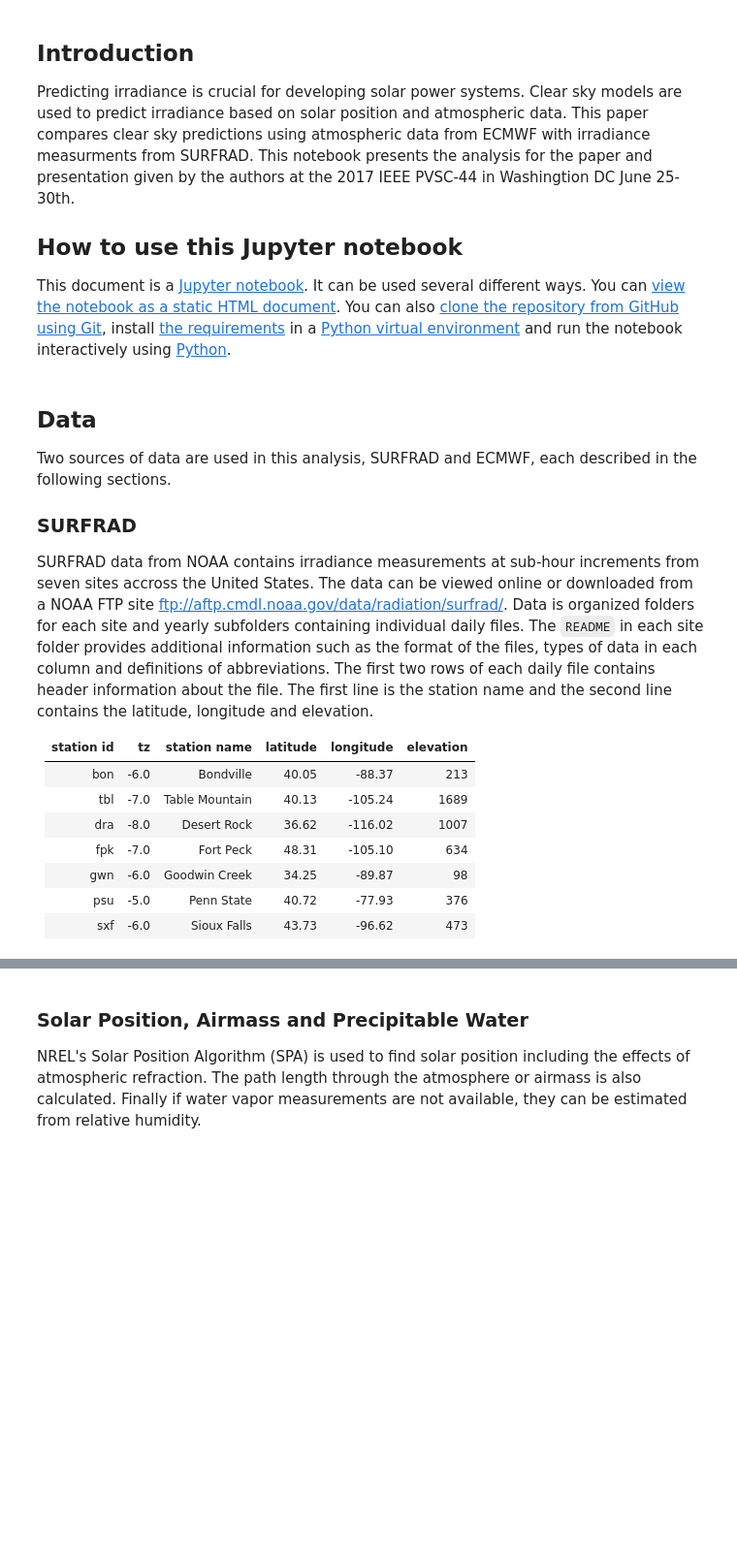
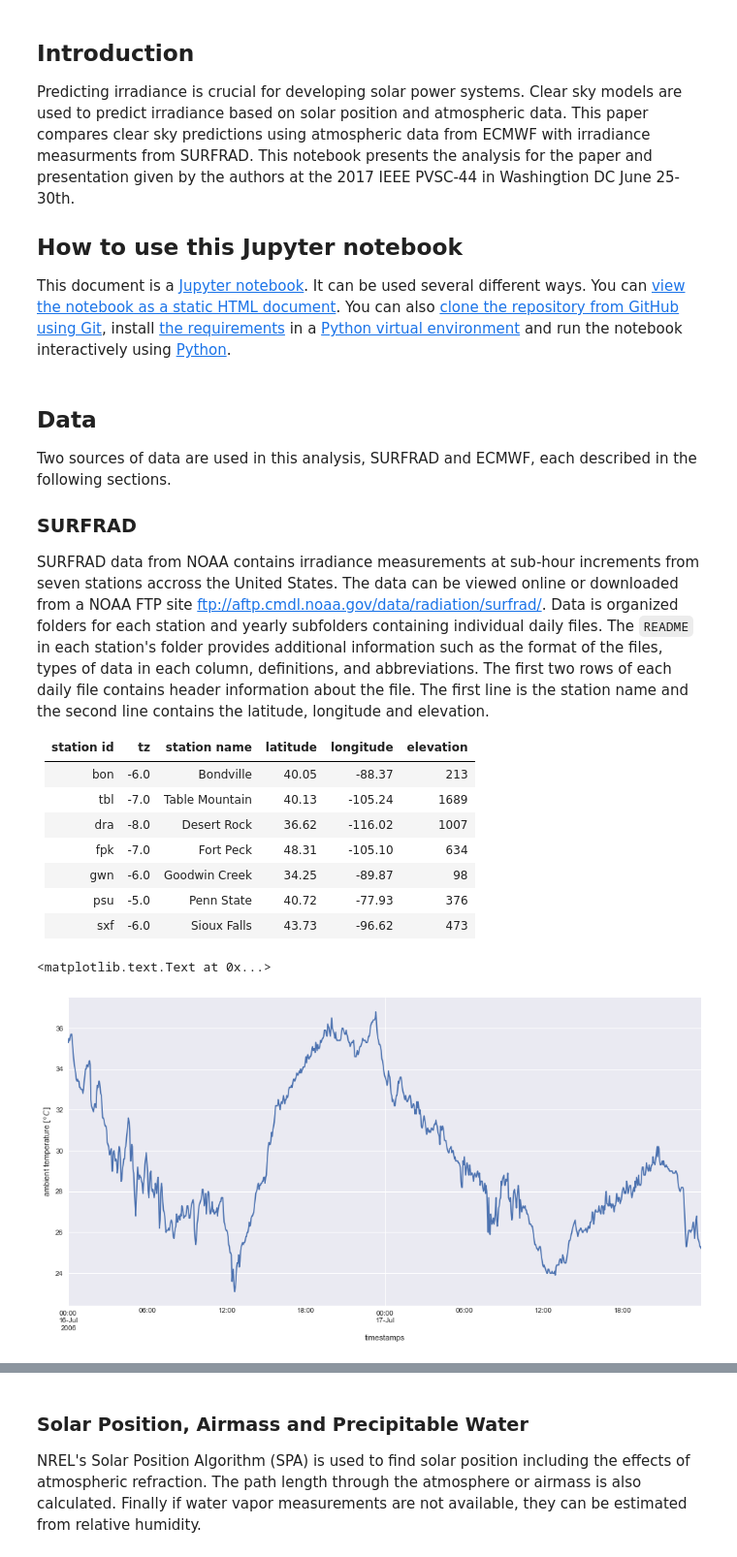
Before and after one commit to mikofski/pvsc44-clearsky-aod, a Jupyter notebook: PVSC-Clearsky-AOD.ipynb, the cells around one changed output, grey strips where cells are left out. Shown at 97% size. Drawn from its saved outputs; the diff is of its cells as text; code cells hidden in the pictures; blank space fills up the shorter version.

```diff
--- a/PVSC-Clearsky-AOD.ipynb
+++ b/PVSC-Clearsky-AOD.ipynb
@@ -28,7 +29,7 @@ sns.set_context('notebook', rc={'figure.figsize': (16, 8)})
 Two sources of data are used in this analysis, SURFRAD and ECMWF, each described in the following sections.
 
 ### SURFRAD
-SURFRAD data from NOAA contains irradiance measurements at sub-hour increments from seven sites accross the United States. The data can be viewed online or downloaded from a NOAA FTP site <ftp://aftp.cmdl.noaa.gov/data/radiation/surfrad/>. Data is organized folders for each site and yearly subfolders containing individual daily files. The `README` in each site folder provides additional information such as the format of the files, types of data in each column and definitions of abbreviations. The first two rows of each daily file contains header information about the file. The first line is the station name and the second line contains the latitude, longitude and elevation.
+SURFRAD data from NOAA contains irradiance measurements at sub-hour increments from seven stations accross the United States. The data can be viewed online or downloaded from a NOAA FTP site <ftp://aftp.cmdl.noaa.gov/data/radiation/surfrad/>. Data is organized folders for each station and yearly subfolders containing individual daily files. The `README` in each station's folder provides additional information such as the format of the files, types of data in each column, definitions, and abbreviations. The first two rows of each daily file contains header information about the file. The first line is the station name and the second line contains the latitude, longitude and elevation.
 
 |station id |tz    |station name  |latitude |longitude |elevation |
 |-----------|------|--------------|---------|----------|----------|
@@ -67 +77,8 @@ bon.index = pd.DatetimeIndex(bon.index)
+# %%
+# plot some temperatures
+DATA['ta']['2006-07-16':'2006-07-17'].plot()
+plt.ylabel('ambient temperature $[\degree C]$')
+# %% [output]
+<matplotlib.text.Text at 0x...>
+[figure, added]
 # %%
```
Also changed, not shown: parts of 19 cells of this notebook, 1 other file.
